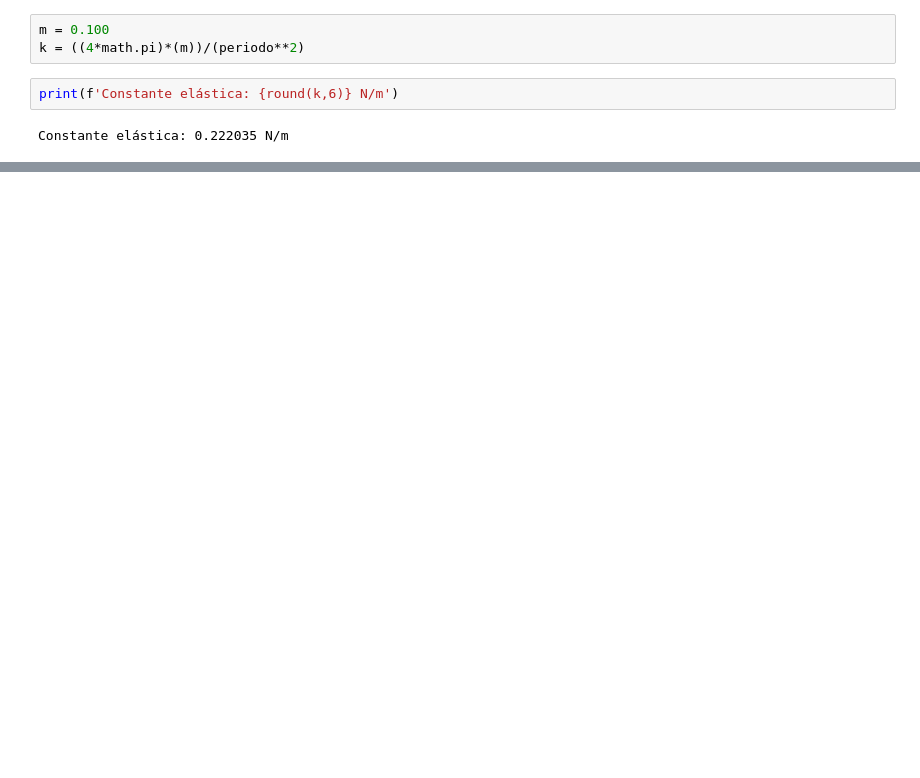
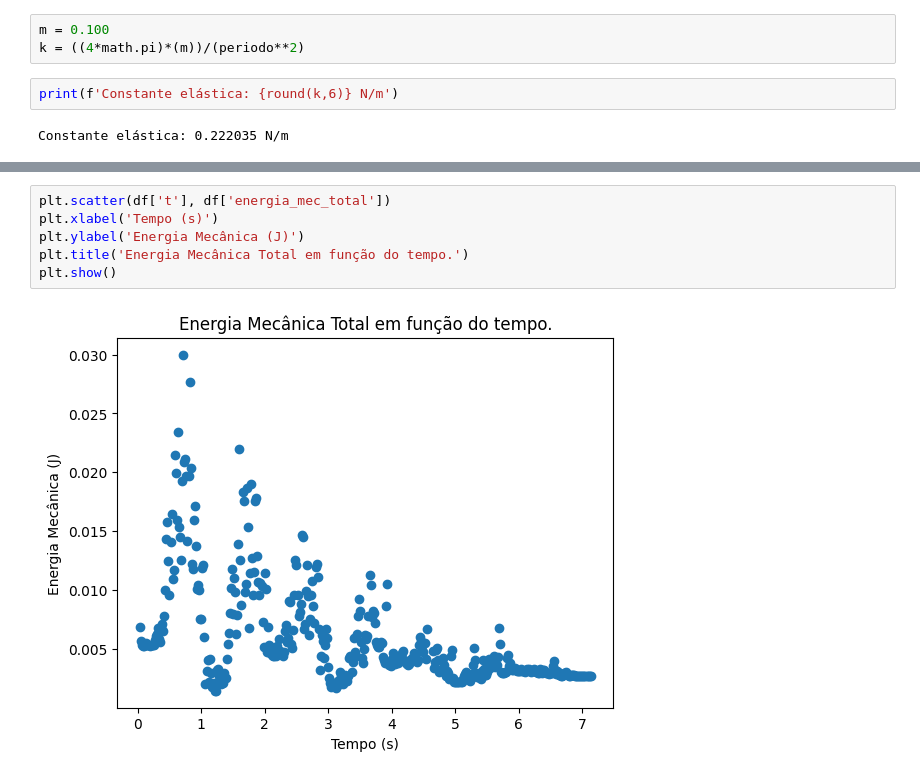
Before and after one commit to gfrigo/mola, a Jupyter notebook: analytics.ipynb, the cells around one changed output, grey strips where cells are left out. Drawn from its saved outputs; the diff is of its cells as text; blank space fills up the shorter version.

```diff
--- a/analytics.ipynb
+++ b/analytics.ipynb
@@ -115,0 +162,8 @@ Constante elástica: 0.222035 N/m
+# %%
+plt.scatter(df['t'], df['energia_mec_total'])
+plt.xlabel('Tempo (s)')
+plt.ylabel('Energia Mecânica (J)')
+plt.title('Energia Mecânica Total em função do tempo.')
+plt.show()
+# %% [output]
+[figure, added]
```
Also changed, not shown: parts of 15 cells of this notebook.
